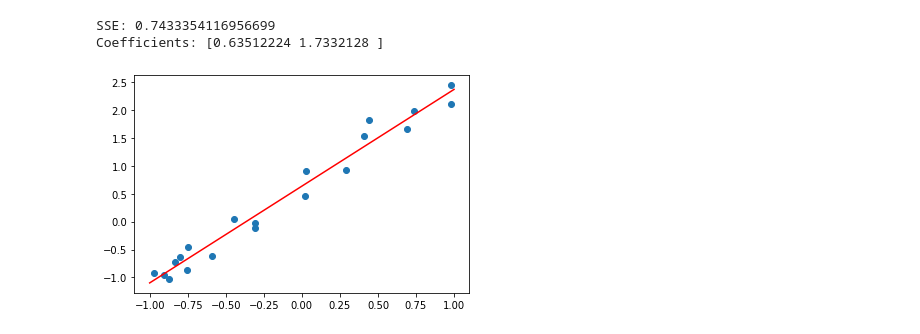
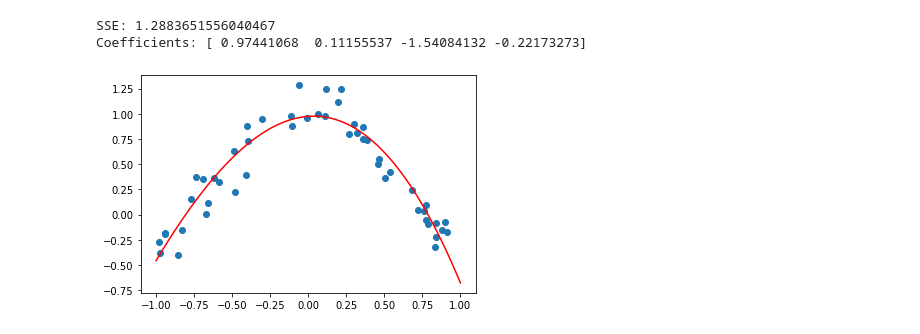
Before and after one commit to Andre-MR-Pereira/MLabs, a Jupyter notebook: Labs/Lab1/part1.ipynb, the cells around one changed output. Cells and saved outputs as stored; diff of their text form; code cells hidden in the pictures.

```diff
--- a/Labs/Lab1/part1.ipynb
+++ b/Labs/Lab1/part1.ipynb
@@ -5,18 +115,18 @@ from lab1 import poly_fit, poly, poly_vector, SSE
 # %%
-x = np.load('./data1_x.npy')
-y = np.load('./data1_y.npy')
+x = np.load('./data2_x.npy')
+y = np.load('./data2_y.npy')
 
-a = poly_fit(x,y,2)
+a = poly_fit(x,y,3)
 print("SSE:", SSE(y, poly_vector(a, x)))
 print("Coefficients:", a)
 
-x_ = np.linspace(-1, 1, 101)
+x_ = np.linspace(-1, 1, 100)
 y_ = poly_vector(a, x_)
 
 plt.scatter(x,y)
 plt.plot(x_,y_, color="red")
 plt.show()
 # %% [output]
-SSE: 0.7433354116956699
-Coefficients: [0.63512224 1.7332128 ]
+SSE: 1.2883651556040467
+Coefficients: [ 0.97441068  0.11155537 -1.54084132 -0.22173273]
-[figure, old version]
+[figure, new version]
```
Also changed, not shown: parts of 10 cells of this notebook.
